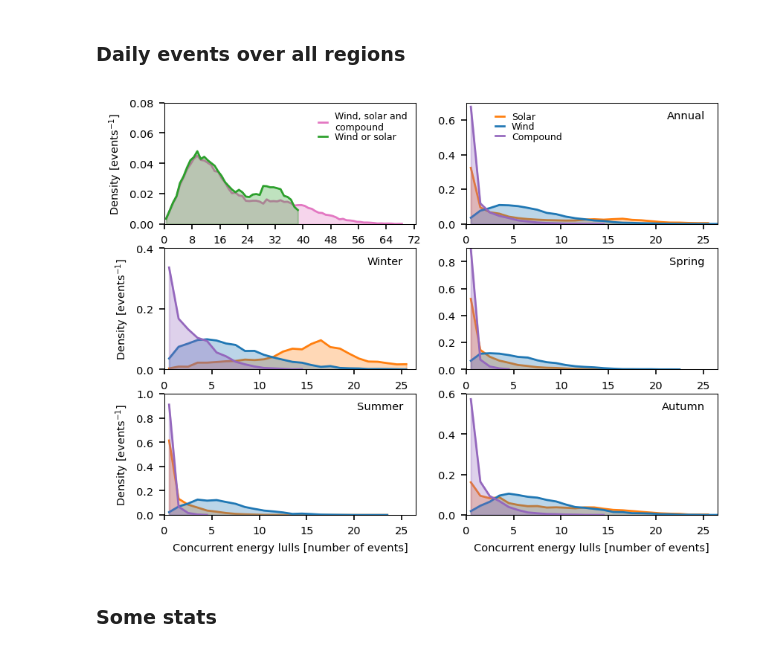
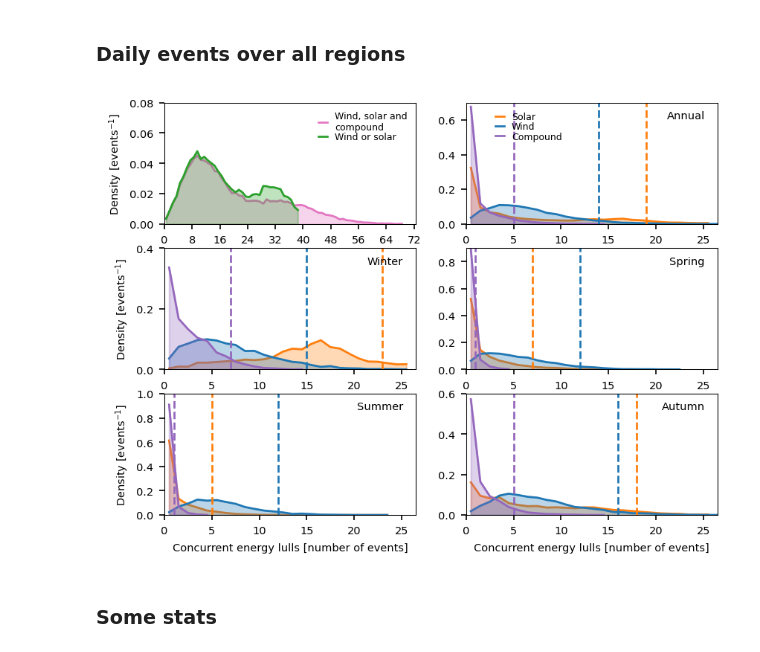
Before and after one commit to dougrichardson/Richardson_2023_energy, a Jupyter notebook: 1_energy_events.ipynb, the cells around one changed output. Cells and saved outputs as stored; diff of their text form; code cells hidden in the pictures.

Commit message:
Added q95 lines, grey background to Fig 1, and legend to Fig 4

```diff
--- a/1_energy_events.ipynb
+++ b/1_energy_events.ipynb
@@ -368,3 +371,7 @@ freq_100w_mssrd = fn.calculate_compound_frequency(
+# %%
+events_100w = fn.get_events(rez_100w, thresh_100w, tail='lower')
+events_mssrd = fn.get_events(rez_mssrd, thresh_mssrd, tail='lower')
+events_100w_mssrd = fn.get_compound_events(rez_100w, rez_mssrd, thresh_100w, thresh_mssrd)
 # %% [markdown]
 ### Daily events over all regions
 # %%
@@ -381,7 +388,7 @@ simul_mssrd_CE = fn.concurrent_univariate_or_compound_lulls(
 all_events_no_compound = fn.get_all_events(events_100w, events_mssrd, False)
 all_events = fn.get_all_events(events_100w, events_mssrd, True)
 # %%
-def hist_plot(ax, da, months, color, label,
+def hist_plot(ax, da, months, color, label, vline=None,
               fill_alpha=0.3, xlim=39, time_name='time', zorder=0):
     """
     Plot histogram.
@@ -393,6 +400,10 @@ def hist_plot(ax, da, months, color, label,
     ax.plot(bins, hist, color=color, label=label, zorder=zorder)
     ax.fill_between(bins, 0, hist, color=color, alpha=fill_alpha, zorder=zorder)
 
+    if isinstance(vline, float):
+        v = subset_da.quantile(vline, 'time')
+        ax.axvline(v, ls='--', color=color)
+
     ymax = fn.round_decimals_up(hist.max().values, 1)
     ax.set_ylim(0, ymax)
     ax.set_yticks(np.arange(0, ymax+0.01, 0.2))
@@ -416,37 +427,37 @@ with plt.rc_context(plt_params):
     # ax.set_xlabel('Concurrent energy lulls [number of events]')
 
     ax.legend(frameon=False)
     ax.set_ylabel(r'Density [events$^{-1}$]')
 
     # Wind solar and compound events by season
     # ========================================
     axes = [fig.add_subplot(321 + i) for i in [1, 2, 3, 4, 5]]
 
     for (ax, months, title) in zip(axes, season_dict.values(), season_dict.keys()):
 
-        p1 = hist_plot(ax, simul_mssrd, months, colors[1], 'Solar')
-        p2 = hist_plot(ax, simul_100w, months, colors[0], 'Wind')
-        p3 = hist_plot(ax, simul_100w_mssrd, months, colors[4], 'Compound')
+        p1 = hist_plot(ax, simul_mssrd, months, colors[1], 'Solar', vline=0.95)
+        p2 = hist_plot(ax, simul_100w, months, colors[0], 'Wind', vline=0.95)
+        p3 = hist_plot(ax, simul_100w_mssrd, months, colors[4], 'Compound', vline=0.95)
 
         ymax = np.max([p1.max(), p2.max(), p3.max()])
         ax.set_ylim(0, fn.round_decimals_up(ymax, 1))
         ax.text(0.95, 0.85, title, transform=ax.transAxes, ha='right', va='bottom')
 
         ax.set_xlim(0, 26.5)
         ax.set_xticks(np.arange(0, 27, 5))
         # ax.set_xticklabels(np.arange(0, 27, 5))
 
     handles, labels = axes[0].get_legend_handles_labels()
     axes[0].legend(handles, labels, loc=(0.1, 0.65), frameon=False)
 
     for ax in [axes[i] for i in [1, 3]]:
         ax.set_ylabel(r'Density [events$^{-1}$]')
     for ax in [axes[i] for i in [3, 4]]:
         ax.set_xlabel('Concurrent energy lulls [number of events]')
 
     # plt.subplots_adjust(hspace=0.5)
 # %% [output]
-[figure, old version]
+[figure, new version]
 # %% [markdown]
 ### Some stats
 # %% [markdown]
```
Also changed, not shown: parts of 7 cells of this notebook, 7 other files.
